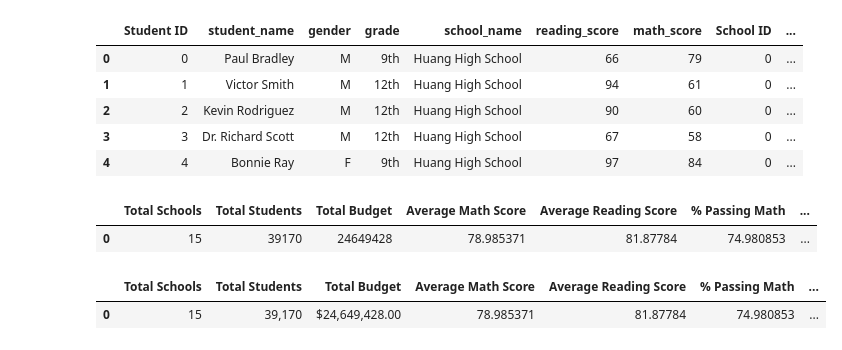
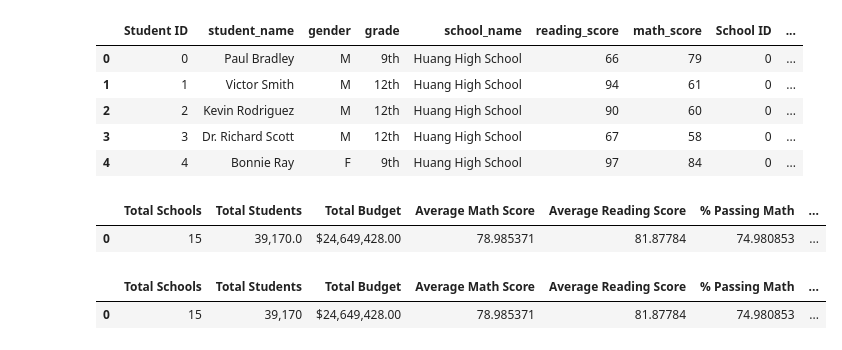
Before and after one commit to bleeclt/pandas-challenge, a Jupyter notebook: PyCitySchools_starter.ipynb, the cells around one changed output. Drawn from its saved outputs; the diff is of its cells as text; code cells hidden in the pictures.

```diff
--- a/PyCitySchools_starter.ipynb
+++ b/PyCitySchools_starter.ipynb
@@ -69,34 +69,39 @@ math_pass = school_data_complete.loc[school_data_complete["math_score"] >= 70, :
 #print(math_pass)
 math_pass_count = len(math_pass)
 math_pass_percent = 100 * math_pass_count / student_total
 #math_pass_percent
 
 read_pass = school_data_complete.loc[school_data_complete["reading_score"] >= 70, :]
 # print(read_pass)
 read_pass_count = len(read_pass)
 read_pass_percent = 100 * read_pass_count / student_total
 #read_pass_percent
 
 
 overall_pass = math_pass.loc[math_pass["reading_score"] >= 70, :]
 #overall_pass
 overall_pass_count = len(overall_pass)
 overall_pass_percent = 100 * overall_pass_count / student_total
 #overall_pass_percent
 
 school_summary_df = pd.DataFrame({
     "Total Schools": [school_total],
     "Total Students": [student_total],
     "Total Budget": [budget_total],
     "Average Math Score": [avg_math],
     "Average Reading Score": [avg_reading],
     "% Passing Math": math_pass_percent,
     "% Passing Reading": read_pass_percent,
     "% Overall Passing": overall_pass_percent})
+
+#format dataframe
+school_summary_df["Total Budget"] = school_summary_df["Total Budget"].astype(float).map("${:,.2f}".format)
+school_summary_df["Total Students"] = school_summary_df["Total Students"].astype(float).map("{:,}".format)
+
 school_summary_df
 # %% [output]
 |  | Total Schools | Total Students | Total Budget | Average Math Score | Average Reading Score | % Passing Math | ... |
-| 0 | 15 | 39170 | 24649428 | 78.985371 | 81.87784 | 74.980853 | ... |
+| 0 | 15 | 39,170.0 | $24,649,428.00 | 78.985371 | 81.87784 | 74.980853 | ... |
 # %%
 # %% [output]
 |  | Total Schools | Total Students | Total Budget | Average Math Score | Average Reading Score | % Passing Math | ... |
```
Also changed, not shown: parts of 5 cells of this notebook.
